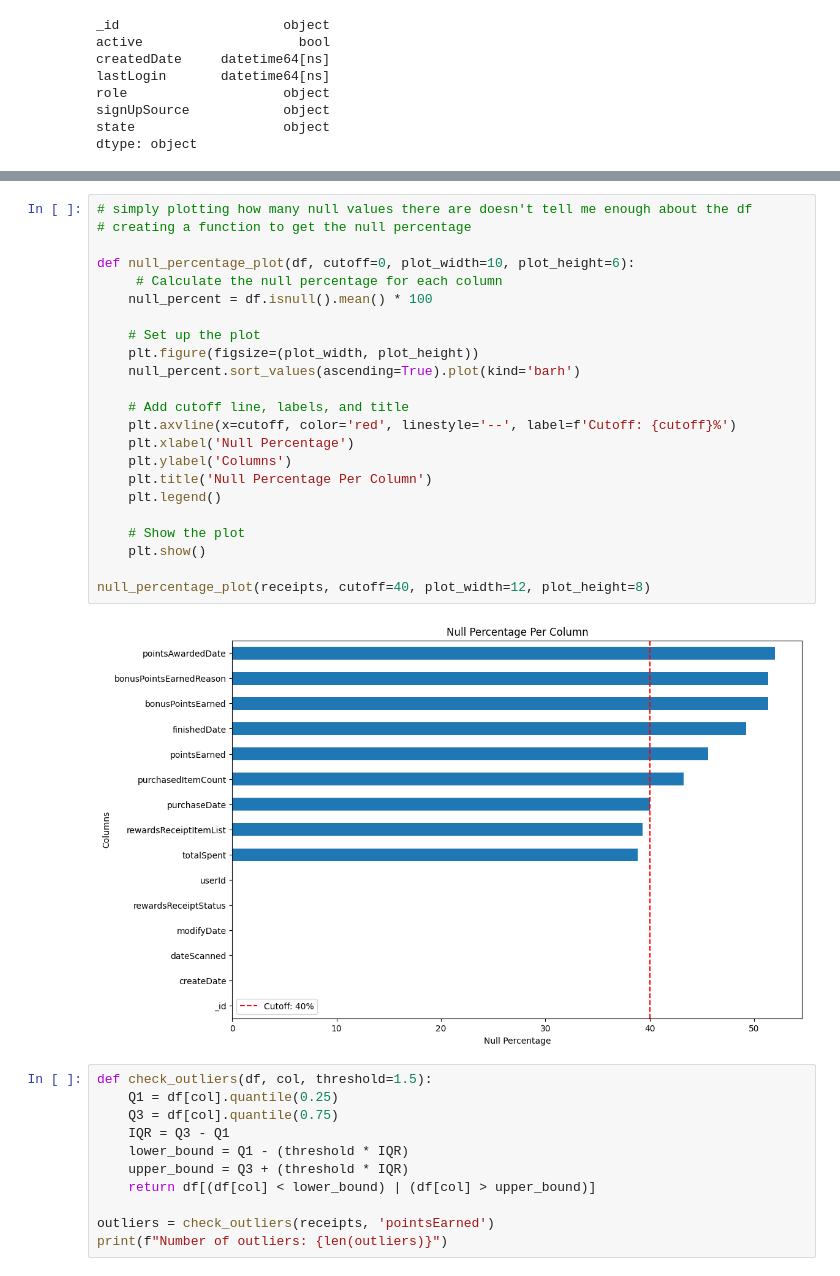
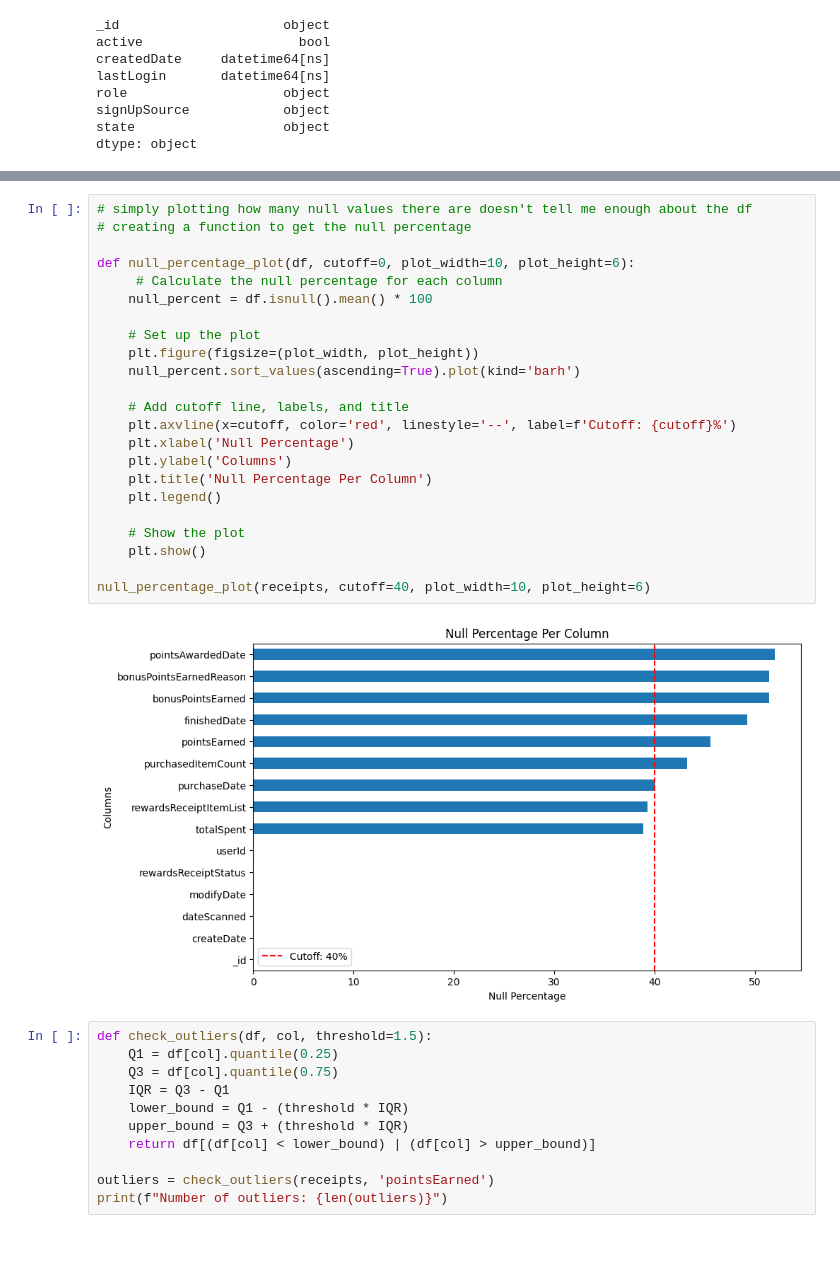
Before and after one commit to deannagould/fetch-rewards, a Jupyter notebook: Fetch_Rewards_Case.ipynb, the cells around one changed output, grey strips where cells are left out. Saved outputs shown, nothing was run; the diff lists cells and outputs as text; blank space fills up the shorter version.

```diff
--- a/Fetch_Rewards_Case.ipynb
+++ b/Fetch_Rewards_Case.ipynb
@@ -143,28 +141,28 @@ dtype: object
 # %%
 # simply plotting how many null values there are doesn't tell me enough about the df
 # creating a function to get the null percentage
 
 def null_percentage_plot(df, cutoff=0, plot_width=10, plot_height=6):
      # Calculate the null percentage for each column
     null_percent = df.isnull().mean() * 100
 
     # Set up the plot
     plt.figure(figsize=(plot_width, plot_height))
     null_percent.sort_values(ascending=True).plot(kind='barh')
 
     # Add cutoff line, labels, and title
     plt.axvline(x=cutoff, color='red', linestyle='--', label=f'Cutoff: {cutoff}%')
     plt.xlabel('Null Percentage')
     plt.ylabel('Columns')
     plt.title('Null Percentage Per Column')
     plt.legend()
 
     # Show the plot
     plt.show()
 
-null_percentage_plot(receipts, cutoff=40, plot_width=12, plot_height=8)
+null_percentage_plot(receipts, cutoff=40, plot_width=10, plot_height=6)
 # %% [output]
-[figure, old version]
+[figure, new version]
 # %%
 def check_outliers(df, col, threshold=1.5):
     Q1 = df[col].quantile(0.25)
```
Also changed, not shown: parts of 5 cells of this notebook, 4 other files.
